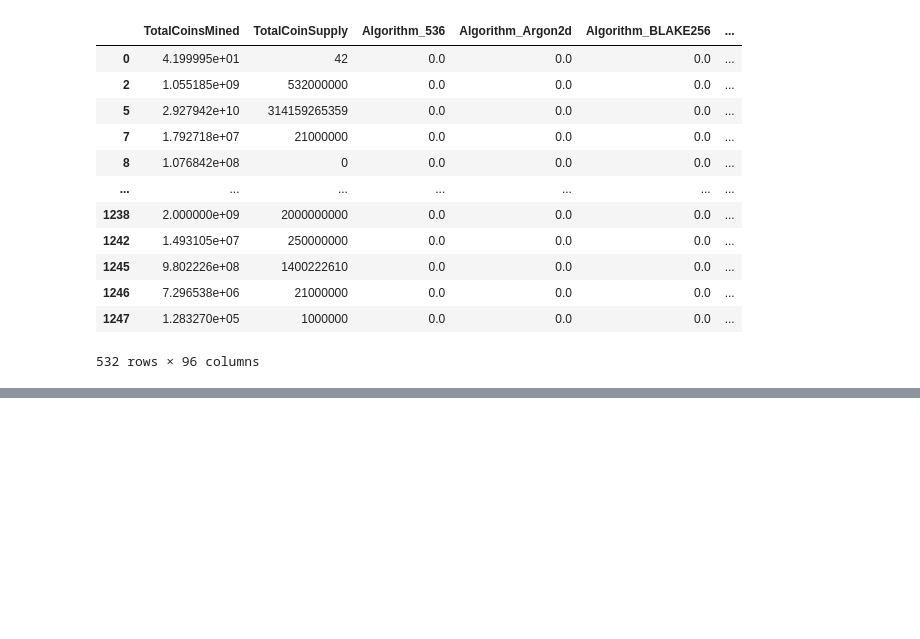
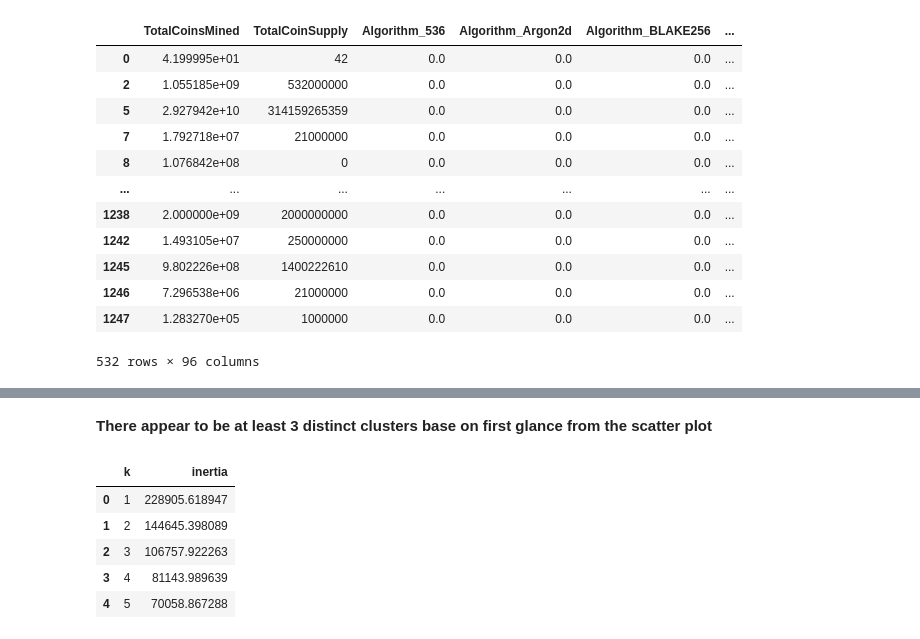
Before and after one commit to cdstecki/Cryptocurrency-Clusters, a Jupyter notebook: crypto_clusters.ipynb, the cells around one changed output, grey strips where cells are left out. Drawn from its saved outputs; the diff is of its cells as text; code cells hidden in the pictures; blank space fills up the shorter version.

```diff
--- a/crypto_clusters.ipynb
+++ b/crypto_clusters.ipynb
@@ -153,0 +243,24 @@ df_scaled = scaler.fit_transform(X)
+# %% [markdown]
+**There appear to be at least 3 distinct clusters base on first glance from the scatter plot**
+# %%
+# cluster analysis w/k-means
+inertia = []
+k = list(range(1, 11))
+
+# calculate the inertia for the range of k values
+for i in k:
+    km = KMeans(n_clusters=i, random_state=0)
+    km.fit(crypto_pca_df)
+    inertia.append(km.inertia_)
+
+# Create the Elbow Curve using hvPlot
+elbow_data = {"k": k, "inertia": inertia}
+df_elbow = pd.DataFrame(elbow_data)
+df_elbow.head()
+# %% [output]
+|  | k | inertia |
+| 0 | 1 | 228905.618947 |
+| 1 | 2 | 144645.398089 |
+| 2 | 3 | 106757.922263 |
+| 3 | 4 | 81143.989639 |
+| 4 | 5 | 70058.867288 |
```
Also changed, not shown: parts of 11 cells of this notebook.
